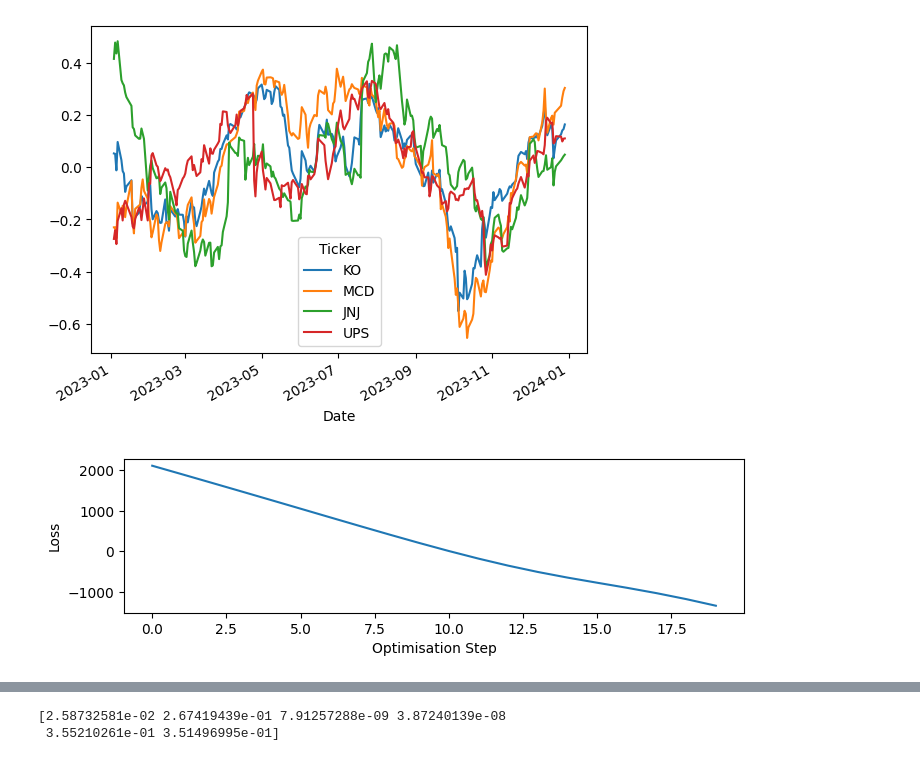
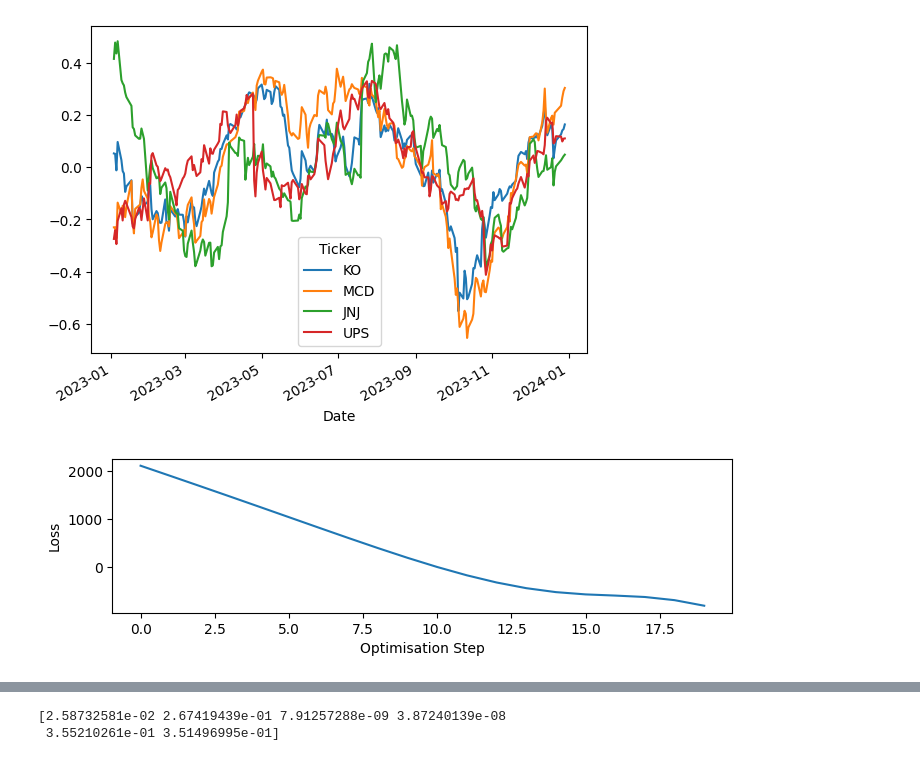
Before and after one commit to williamlaplante/ST-RCGP, a Jupyter notebook: experiments/financial-applications/portfolio-optimization/data-exploration.ipynb, the cells around one changed output, grey strips where cells are left out. Saved outputs shown, nothing was run; the diff lists cells and outputs as text; code cells hidden in the pictures.

Commit message:
added adaptive c and robustness to fit so that we have varying noise and varying weight allocation

```diff
--- a/experiments/financial-applications/portfolio-optimization/data-exploration.ipynb
+++ b/experiments/financial-applications/portfolio-optimization/data-exploration.ipynb
@@ -69,27 +69,30 @@ def scoring_rule(Ys : tc.Tensor, preds : tc.Tensor, covs : tc.Tensor, R : tc.Ten
     return energies.sum()
 # %%
 gp = SpatioTemporalRCGP(ts=ts, grid=grid, Ys=Ys, p=1)
+
+gp.activate_robustness(func="constant")
+gp.adaptive_c()
 
 losses = []
 n_steps = 20
 lr = 0.3
 
 optimizer = tc.optim.Adam(gp.parameters(), lr=lr)
 
 for step in tqdm(range(n_steps)):
     (preds_smooth, stds_smooth, eff), (preds_filt, covs_filt, R, Ws_norm), (ms, Ps) = gp.forward(smoothing=False)
     loss = scoring_rule(Ys=Ys, preds=preds_filt, covs=covs_filt, R=R, Ws=Ws_norm)
     loss.backward()
     losses.append(loss.clone().detach())
     optimizer.step()  # Update parameters
     optimizer.zero_grad()  # Reset gradients
 
 plt.figure(figsize=(8,2))
 plt.plot(losses)
 plt.ylabel("Loss")
 plt.xlabel("Optimisation Step");
 # %% [output]
-[figure, old version]
+[figure, new version]
 # %%
 print("Temporal Lengthscale : ", gp.temporal_lengthscale.item())
 print("Temporal Magnitude : ", gp.temporal_magnitude.item())
```
Also changed, not shown: parts of 5 cells of this notebook.
